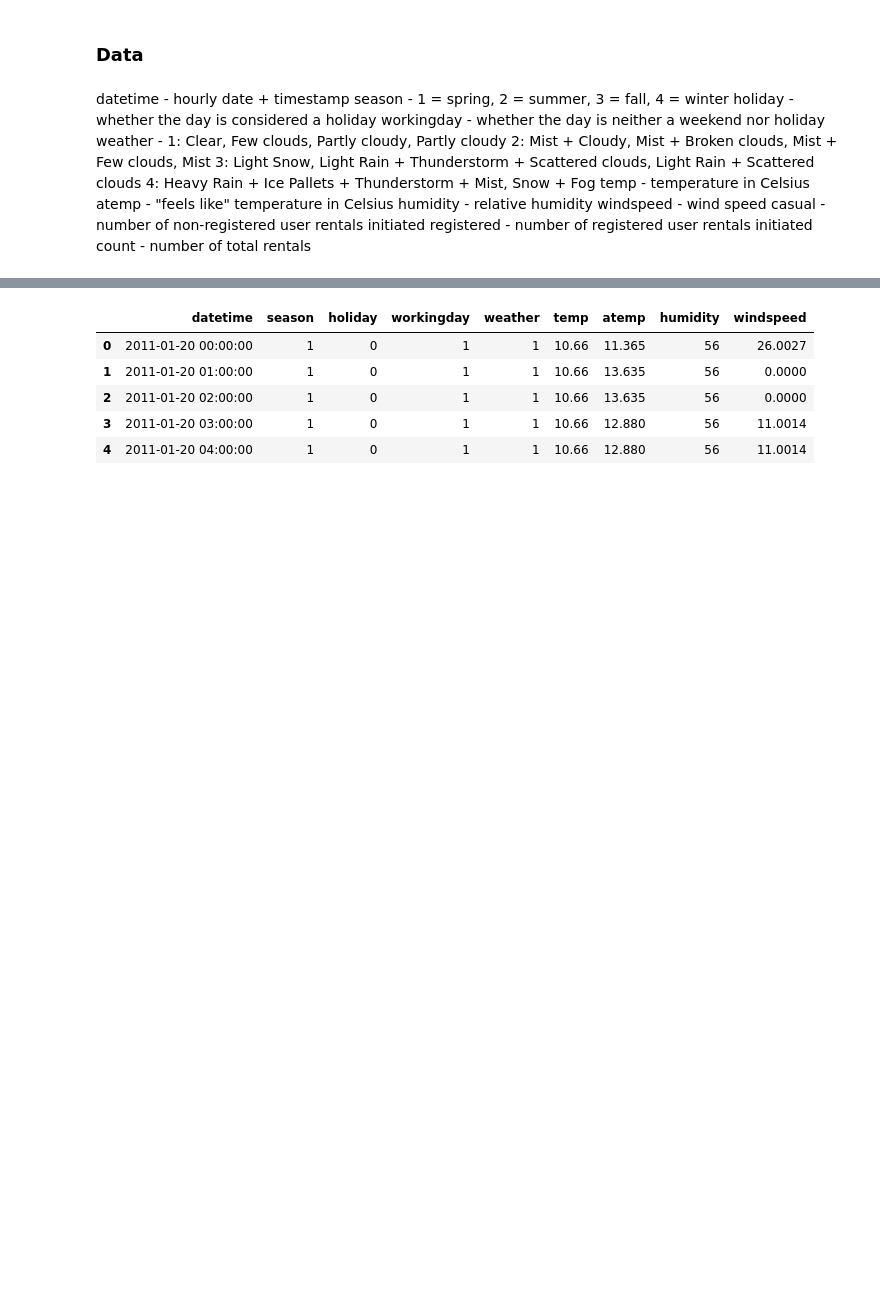
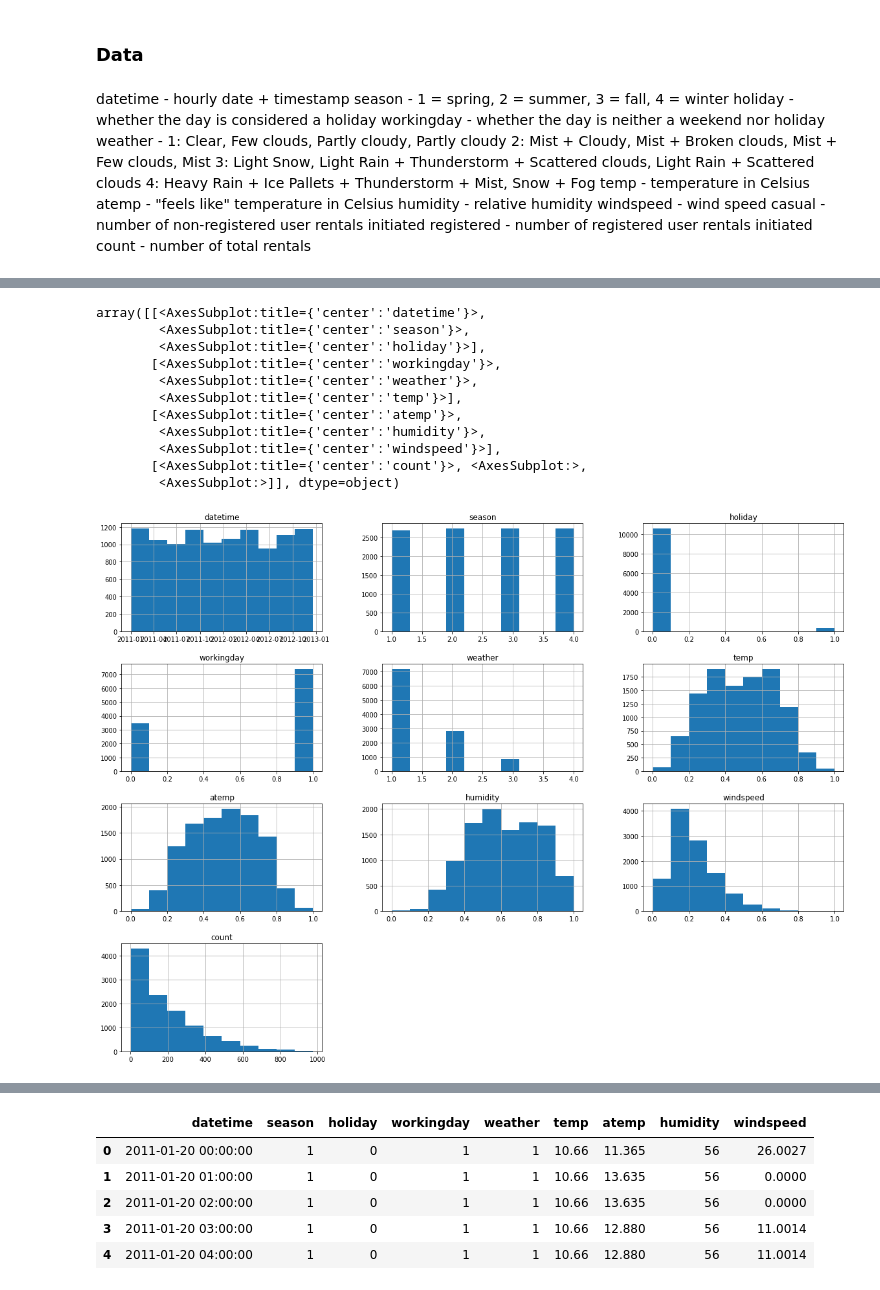
Before and after one commit to gracelynxs/predict-bike-share-udacity-proj, a Jupyter notebook: project.ipynb, the cells around one changed output, grey strips where cells are left out. Drawn from its saved outputs; the diff is of its cells as text; code cells hidden in the pictures; blank space fills up the shorter version.

```diff
--- a/project.ipynb
+++ b/project.ipynb
@@ -37,3 +37,21 @@ train.head(5)
 | 2 | 2011-01-01 02:00:00 | 1 | 0 | 0 | 1 | 9.02 | 13.635 | 80 | 0.0 | 5 | ... |
 | 3 | 2011-01-01 03:00:00 | 1 | 0 | 0 | 1 | 9.84 | 14.395 | 75 | 0.0 | 3 | ... |
 | 4 | 2011-01-01 04:00:00 | 1 | 0 | 0 | 1 | 9.84 | 14.395 | 75 | 0.0 | 0 | ... |
+# %%
+# Histogram to show all the data distributions including the target
+%matplotlib inline
+
+train.hist(figsize=(20, 15))
+# %% [output]
+array([[<AxesSubplot:title={'center':'datetime'}>,
+        <AxesSubplot:title={'center':'season'}>,
+        <AxesSubplot:title={'center':'holiday'}>],
+       [<AxesSubplot:title={'center':'workingday'}>,
+        <AxesSubplot:title={'center':'weather'}>,
+        <AxesSubplot:title={'center':'temp'}>],
+       [<AxesSubplot:title={'center':'atemp'}>,
+        <AxesSubplot:title={'center':'humidity'}>,
+        <AxesSubplot:title={'center':'windspeed'}>],
+       [<AxesSubplot:title={'center':'count'}>, <AxesSubplot:>,
+        <AxesSubplot:>]], dtype=object)
+[figure, added]
```
Also changed, not shown: parts of 30 cells of this notebook.
